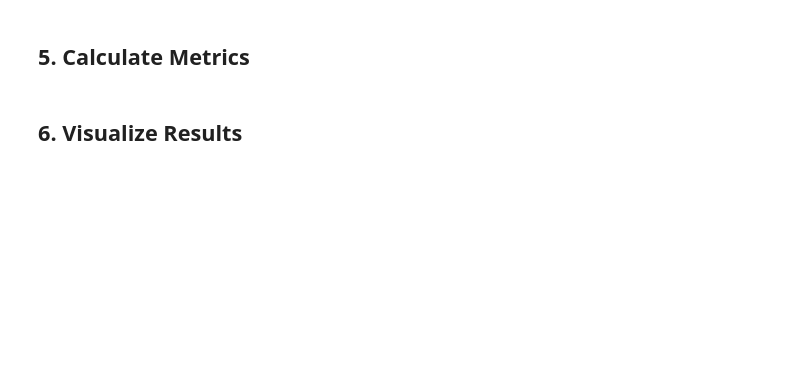
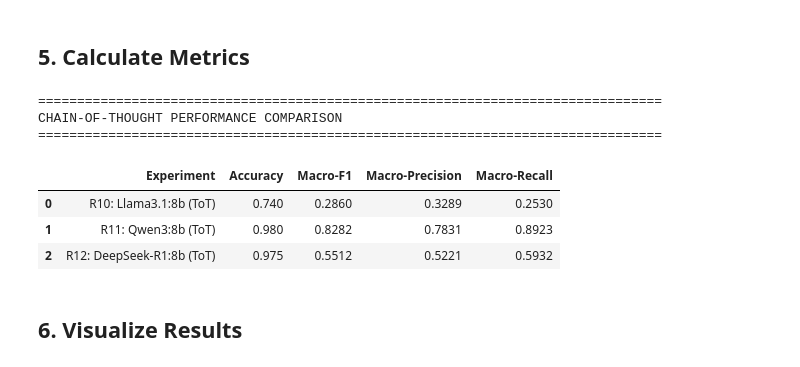
Before and after one commit to isidharthrai/Prompt_Engineering_for_Financial_Texts, a Jupyter notebook: Task2_Risk_Assessment/Tree_of_Thought/R10_R11_R12_tot_risk.ipynb, the cells around one changed output. Saved outputs shown, nothing was run; the diff lists cells and outputs as text; code cells hidden in the pictures; blank space fills up the shorter version.

```diff
--- a/Task2_Risk_Assessment/Tree_of_Thought/R10_R11_R12_tot_risk.ipynb
+++ b/Task2_Risk_Assessment/Tree_of_Thought/R10_R11_R12_tot_risk.ipynb
@@ -260,8 +379,8 @@ display(r10_df.head())
 # %%
+# Calculate metrics for all experiments
 def calculate_metrics(df, exp_name):
     """Calculate all evaluation metrics"""
-    # Check if dataframe is empty or missing required columns
-    if df.empty or "predicted_sentiment" not in df.columns:
+    if df.empty or "predicted_risk" not in df.columns:
         print(f"⚠️ Warning: {exp_name} has no valid predictions!")
         return (
             {
@@ -273,6 +392,7 @@ def calculate_metrics(df, exp_name):
                 "Weighted-F1": 0,
                 "Macro-Precision": 0,
                 "Macro-Recall": 0,
+                "MCC": 0,
                 "Positive_Precision": 0,
                 "Positive_Recall": 0,
                 "Positive_F1": 0,
@@ -287,12 +407,9 @@ def calculate_metrics(df, exp_name):
             pd.DataFrame(),
         )
 
-    # Filter out errors
     valid_df = df[
-        df["predicted_sentiment"].isin(["positive", "negative", "neutral"])
+        df["predicted_risk"].isin(["positive", "negative", "neutral"])
     ].copy()
-
-    # Check if we have valid predictions
     if valid_df.empty:
         print(f"⚠️ Warning: {exp_name} has no valid predictions after filtering!")
         return (
@@ -304,7 +421,7 @@ def calculate_metrics(df, exp_name):
                 "Macro-F1": 0,
                 "Weighted-F1": 0,
                 "Macro-Precision": 0,
-                "Macro-Recall": 0,
+                "MCC": 0,
                 "Positive_Precision": 0,
                 "Positive_Recall": 0,
                 "Positive_F1": 0,
@@ -318,12 +435,8 @@ def calculate_metrics(df, exp_name):
             np.zeros((3, 3)),
             pd.DataFrame(),
         )
-
-    y_true = valid_df["true_sentiment"]
-    y_pred = valid_df["predicted_sentiment"]
-
-    # Calculate Matthews Correlation Coefficient
-    mcc_score = matthews_corrcoef(y_true, y_pred)
+    y_true = valid_df["true_risk"]
+    y_pred = valid_df["predicted_risk"]
 
     metrics = {
         "Experiment": exp_name,
@@ -334,68 +447,51 @@ def calculate_metrics(df, exp_name):
         "Weighted-F1": f1_score(y_true, y_pred, average="weighted"),
         "Macro-Precision": precision_score(y_true, y_pred, average="macro"),
         "Macro-Recall": recall_score(y_true, y_pred, average="macro"),
+        "MCC": matthews_corrcoef(y_true, y_pred),
     }
 
-    # Per-class metrics
     labels = ["positive", "negative", "neutral"]
     precision_per_class = precision_score(
         y_true, y_pred, labels=labels, average=None, zero_division=0
     )
     recall_per_class = recall_score(
         y_true, y_pred, labels=labels, average=None, zero_division=0
     )
     f1_per_class = f1_score(
         y_true, y_pred, labels=labels, average=None, zero_division=0
     )
 
     for i, label in enumerate(labels):
         metrics[f"{label.capitalize()}_Precision"] = precision_per_class[i]
         metrics[f"{label.capitalize()}_Recall"] = recall_per_class[i]
         metrics[f"{label.capitalize()}_F1"] = f1_per_class[i]
 
     cm = confusion_matrix(y_true, y_pred, labels=labels)
-
     return metrics, cm, valid_df
 
 
 # Calculate metrics for all experiments
-print("\n" + "=" * 80)
-print("CALCULATING METRICS")
-print("=" * 80)
-
-r10_metrics, r10_cm, r10_valid = calculate_metrics(
-    r10_df, "R10: Llama3.1:8b (ToT)"
-)
-r11_metrics, r11_cm, r11_valid = calculate_metrics(
-    r11_df, "R11: Qwen3:8b (ToT)"
-)
+r10_metrics, r10_cm, r10_valid = calculate_metrics(r10_df, "R10: Llama3.1:8b (ToT)")
+r11_metrics, r11_cm, r11_valid = calculate_metrics(r11_df, "R11: Qwen3:8b (ToT)")
 r12_metrics, r12_cm, r12_valid = calculate_metrics(r12_df, "R12: DeepSeek-R1:8b (ToT)")
 
-# Create comparison table
 metrics_df = pd.DataFrame([r10_metrics, r11_metrics, r12_metrics])
-
 print("\n" + "=" * 80)
-print("TREE-OF-THOUGHT RISK ASSESSMENT PERFORMANCE COMPARISON")
+print("CHAIN-OF-THOUGHT PERFORMANCE COMPARISON")
 print("=" * 80)
 display(
     metrics_df[
-        ["Experiment", "Valid Predictions", "Accuracy", "Macro-F1"]
+        ["Experiment", "Accuracy", "Macro-F1", "Macro-Precision", "Macro-Recall"]
     ].round(4)
 )
-
-print("\n" + "=" * 80)
-print("DETAILED METRICS")
-print("=" * 80)
-display(
-    metrics_df[["Experiment", "Macro-Precision", "Macro-Recall", "Weighted-F1"]].round(
-        4
-    )
-)
-
-print("\n" + "=" * 80)
-print("PER-CLASS F1 SCORES")
-print("=" * 80)
-display(metrics_df[["Experiment", "Positive_F1", "Negative_F1", "Neutral_F1"]].round(4))
+# %% [output]
+================================================================================
+CHAIN-OF-THOUGHT PERFORMANCE COMPARISON
+================================================================================
+|  | Experiment | Accuracy | Macro-F1 | Macro-Precision | Macro-Recall |
+| 0 | R10: Llama3.1:8b (ToT) | 0.740 | 0.2860 | 0.3289 | 0.2530 |
+| 1 | R11: Qwen3:8b (ToT) | 0.980 | 0.8282 | 0.7831 | 0.8923 |
+| 2 | R12: DeepSeek-R1:8b (ToT) | 0.975 | 0.5512 | 0.5221 | 0.5932 |
 # %% [markdown]
 ## 6. Visualize Results
 # %%
```
Also changed, not shown: parts of 25 cells of this notebook, 9 other files.
